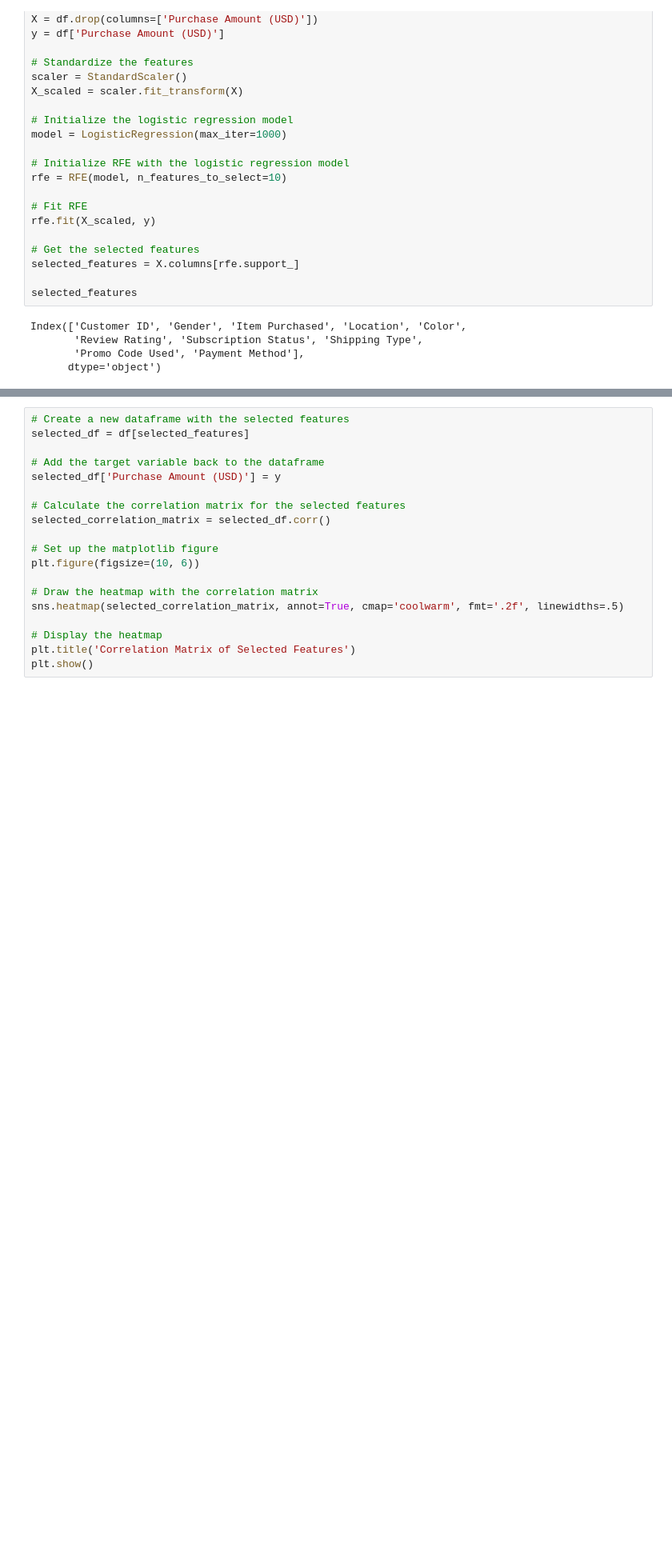
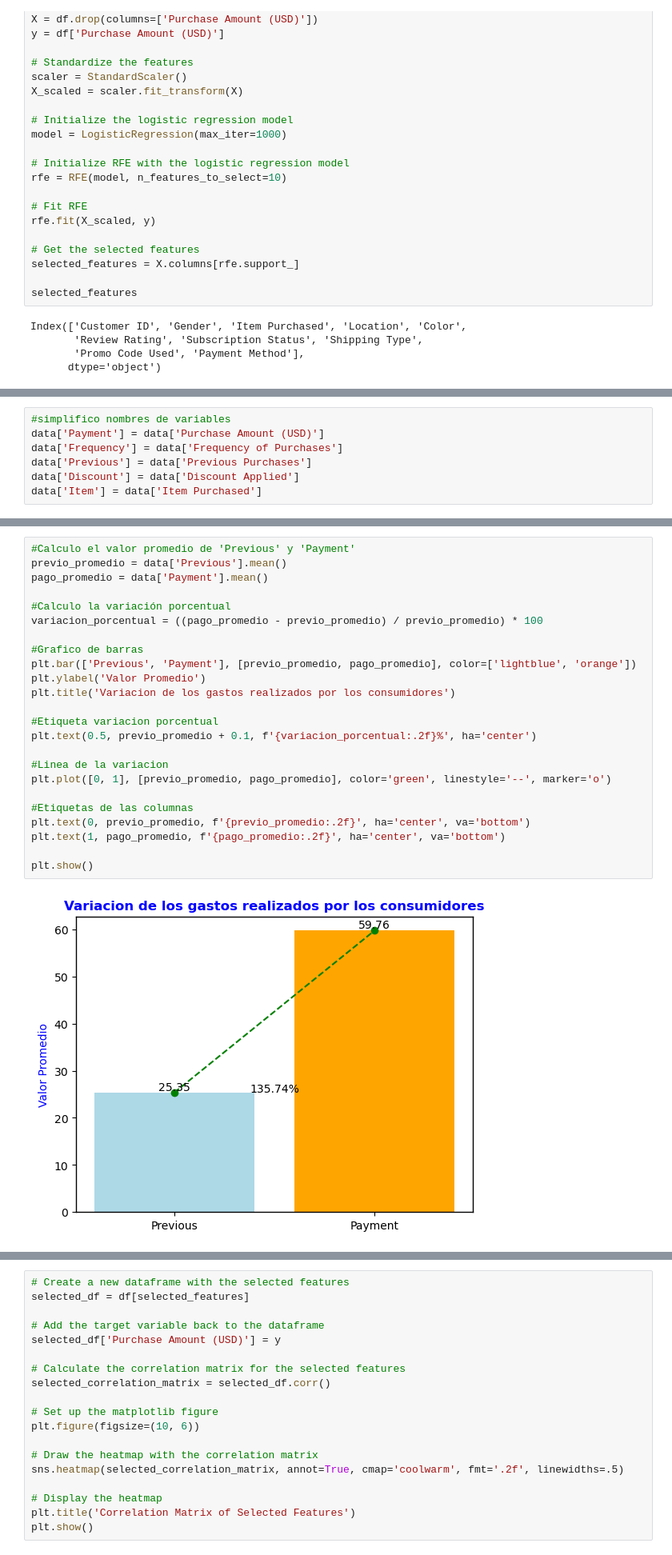
Before and after one commit to Cecchi96/ProyectoDS, a Jupyter notebook: Proyecto_Parte3Cecchini.ipynb, the cells around one changed output, grey strips where cells are left out. Shown at 80% size. Saved outputs shown, nothing was run; the diff lists cells and outputs as text; blank space fills up the shorter version.

```diff
--- a/Proyecto_Parte3Cecchini.ipynb
+++ b/Proyecto_Parte3Cecchini.ipynb
@@ -217,0 +287,7 @@ Index(['Customer ID', 'Gender', 'Item Purchased', 'Location', 'Color',
+# %%
+#simplifico nombres de variables
+data['Payment'] = data['Purchase Amount (USD)']
+data['Frequency'] = data['Frequency of Purchases']
+data['Previous'] = data['Previous Purchases']
+data['Discount'] = data['Discount Applied']
+data['Item'] = data['Item Purchased']
@@ -217,0 +318,26 @@ Index(['Customer ID', 'Gender', 'Item Purchased', 'Location', 'Color',
+# %%
+#Calculo el valor promedio de 'Previous' y 'Payment'
+previo_promedio = data['Previous'].mean()
+pago_promedio = data['Payment'].mean()
+
+#Calculo la variación porcentual
+variacion_porcentual = ((pago_promedio - previo_promedio) / previo_promedio) * 100
+
+#Grafico de barras
+plt.bar(['Previous', 'Payment'], [previo_promedio, pago_promedio], color=['lightblue', 'orange'])
+plt.ylabel('Valor Promedio')
+plt.title('Variacion de los gastos realizados por los consumidores')
+
+#Etiqueta variacion porcentual
+plt.text(0.5, previo_promedio + 0.1, f'{variacion_porcentual:.2f}%', ha='center')
+
+#Linea de la variacion
+plt.plot([0, 1], [previo_promedio, pago_promedio], color='green', linestyle='--', marker='o')
+
+#Etiquetas de las columnas
+plt.text(0, previo_promedio, f'{previo_promedio:.2f}', ha='center', va='bottom')
+plt.text(1, pago_promedio, f'{pago_promedio:.2f}', ha='center', va='bottom')
+
+plt.show()
+# %% [output]
+[figure, added]
```
Also changed, not shown: parts of 15 cells of this notebook.
